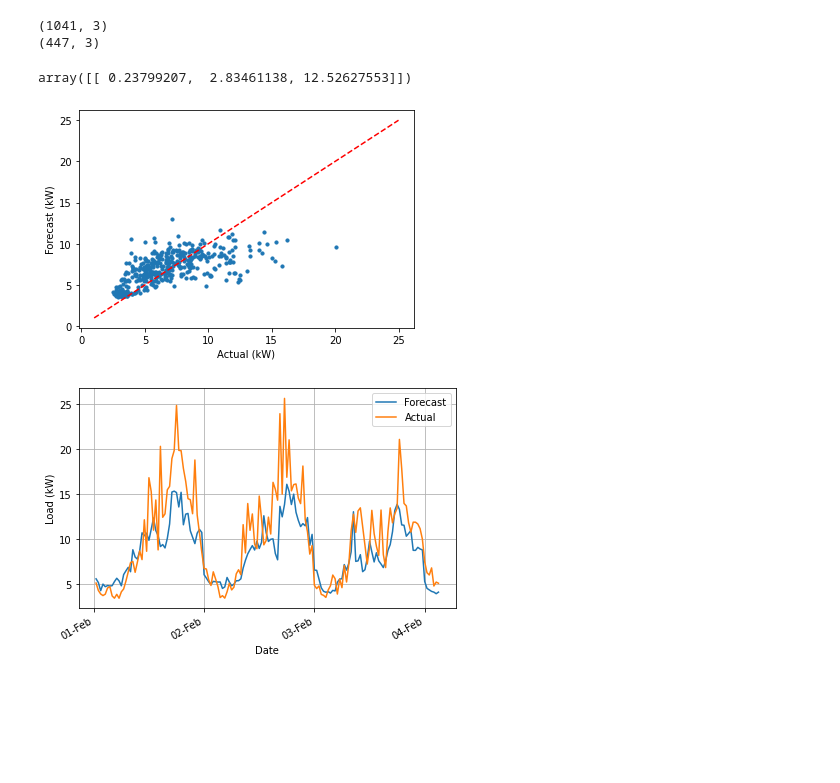
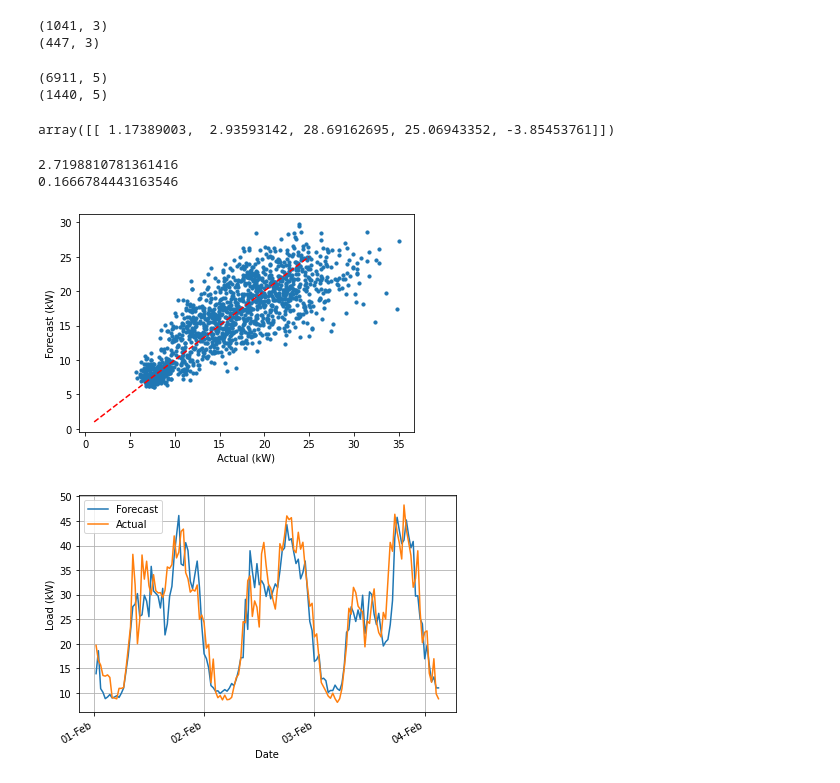
Before and after one commit to stait20/Code, a Jupyter notebook: scikit/LinearRegression.ipynb, the cells around one changed output. Drawn from its saved outputs; the diff is of its cells as text; code cells hidden in the pictures; blank space fills up the shorter version.

```diff
--- a/scikit/LinearRegression.ipynb
+++ b/scikit/LinearRegression.ipynb
@@ -29,9 +30,10 @@ df['DoW'] = DoW
 df['HoD'] = HoD
 df['MoY'] = MoY
 
-df['crawford_pers_forecast'] = df['crawfordCrescent_F2'].shift(336, axis=0)
+df['crawford_pers_forecast'] = df['crawfordCrescent_F3'].shift(336, axis=0)
 # %%
-targetColumn = ['crawfordCrescent_F2']
-predictors = ['DoW', 'HoD', 'crawford_pers_forecast']
+targetColumn = ['crawfordCrescent_F3']
+df['crawford_pers_forecast_1day'] = df['crawfordCrescent_F3'].shift(48, axis=0)
+predictors = ['DoW', 'HoD', 'crawford_pers_forecast', 'crawford_pers_forecast_1day', 'Air Temperature']
 df[predictors] = df[predictors]/df[predictors].max()
 # %%
@@ -46,16 +48,30 @@ print(X_test.shape)
 # %% [output]
 (1041, 3)
 (447, 3)
+# %%
+X = np.split(df[predictors].values, [336,7247,8687])
+y = np.split(df[targetColumn].values, [336,7247,8687])
+
+X_train = X[1]
+X_test = X[2]
+y_train = y[1]
+y_test = y[2]
+
+print(X_train.shape)
+print(X_test.shape)
+# %% [output]
+(6911, 5)
+(1440, 5)
 # %%
 reg = linear_model.LinearRegression()
 reg.fit(X_train, y_train)
 reg.coef_
 # %% [output]
-array([[ 0.23799207,  2.83461138, 12.52627553]])
+array([[ 1.17389003,  2.93593142, 28.69162695, 25.06943352, -3.85453761]])
 # %%
 y_pred = reg.predict(X_test)
-error = y_pred - y_test
-mean_absolute_error(y_test, y_pred)
+print(mean_absolute_error(y_test, y_pred))
+print(mean_absolute_percentage_error(y_test, y_pred))
 
 plt.scatter(y_test, y_pred, s=10)
 plt.plot([1,25], [1,25], c="r",ls="--")
@@ -64,30 +80,32 @@ plt.ylabel("Forecast (kW)")
 #plt.savefig("linear.jpg", dpi=300)
 plt.show()
 # %% [output]
+2.7198810781361416
+0.1666784443163546
-[figure, old version]
+[figure, new version]
 # %%
 l = 1488
 h = 1488 + 150
 
 febPred = reg.predict(df[predictors].iloc[l:h])
 
 fig, ax = plt.subplots()
 ax.plot(df["Timestamp"].iloc[l:h], febPred, label="Forecast")
-ax.plot(df["Timestamp"].iloc[l:h], df["crawfordCrescent_F2"].iloc[l:h], label="Actual")
+ax.plot(df["Timestamp"].iloc[l:h], df["crawfordCrescent_F3"].iloc[l:h], label="Actual")
 # Major ticks every day
 ax.xaxis.set_major_locator(mdates.DayLocator())
 ax.grid(True)
 # Set labels to day number - month name
 ax.xaxis.set_major_formatter(mdates.DateFormatter('%d-%b'))
 # Rotates and right-aligns the x labels so they don't crowd each other.
 for label in ax.get_xticklabels(which='major'):
     label.set(rotation=30, horizontalalignment='right')
 ax.set_ylabel("Load (kW)")
 ax.set_xlabel("Date")
 ax.legend()
 
 plt.tight_layout()
 #plt.savefig("pers_forecast.jpg", dpi=300, bbox_inches="tight")
 plt.show()
 # %% [output]
-[figure, old version]
+[figure, new version]
```
Also changed, not shown: parts of 2 cells of this notebook, 5 other files.
